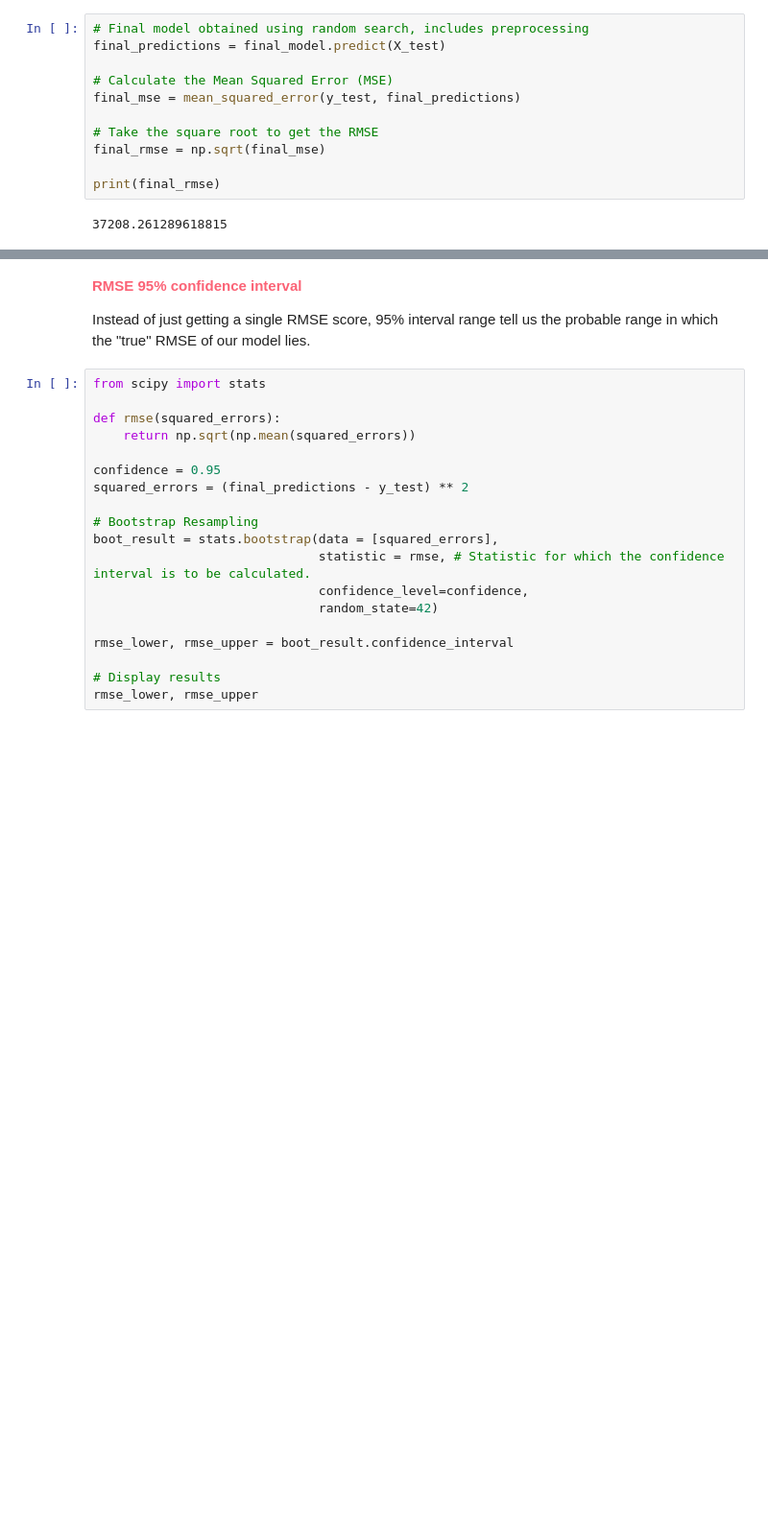
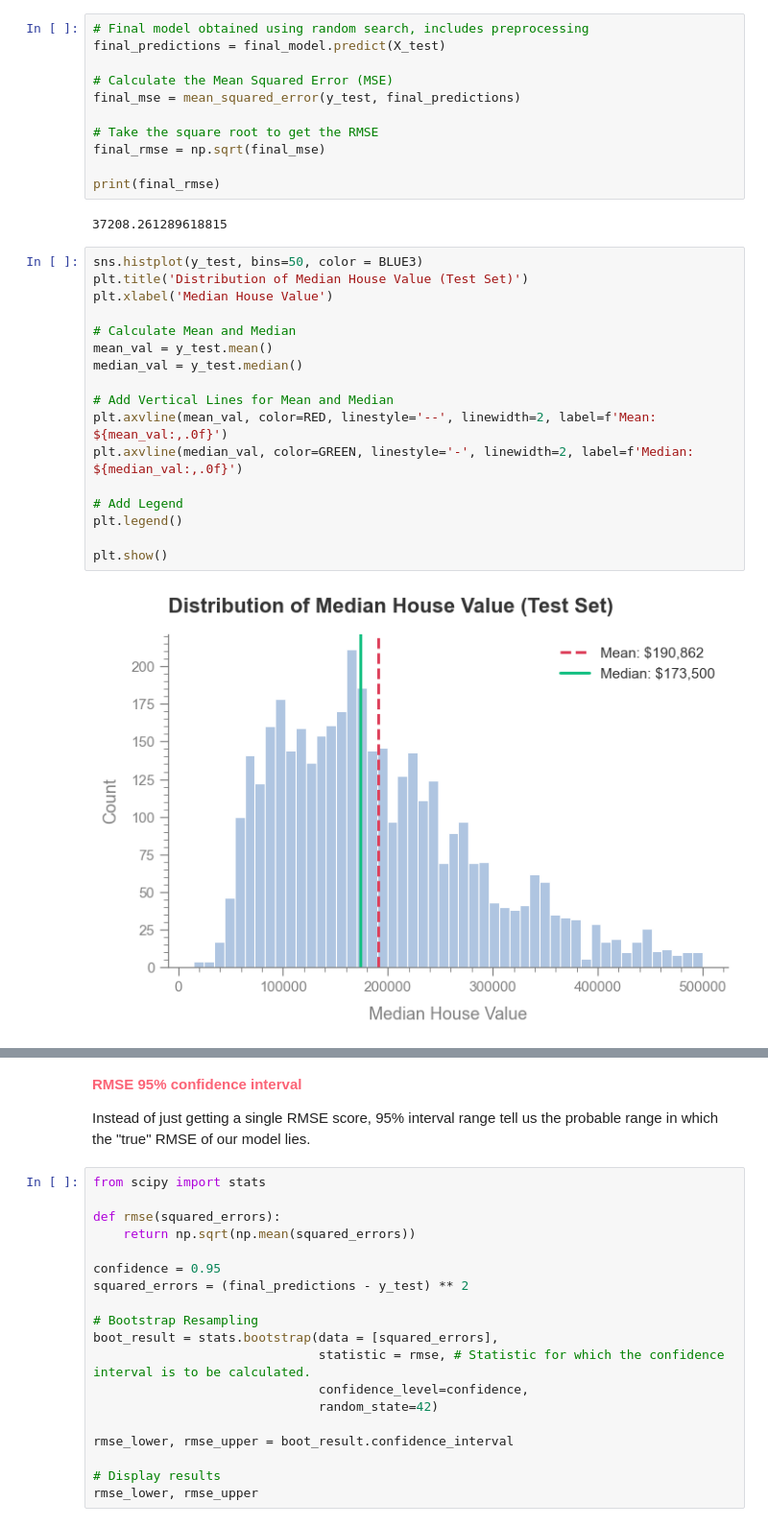
Before and after one commit to vytautas-fin/house-price-predicion-model, a Jupyter notebook: california-house-price-prediction-model.ipynb, the cells around one changed output, grey strips where cells are left out. Shown at 96% size. Cells and saved outputs as stored; diff of their text form; blank space fills up the shorter version.

```diff
--- a/california-house-price-prediction-model.ipynb
+++ b/california-house-price-prediction-model.ipynb
@@ -1678,3 +1678,22 @@ final_rmse = np.sqrt(final_mse)
 print(final_rmse)
 # %% [output]
 37208.261289618815
+# %%
+sns.histplot(y_test, bins=50, color = BLUE3)
+plt.title('Distribution of Median House Value (Test Set)')
+plt.xlabel('Median House Value')
+
+# Calculate Mean and Median
+mean_val = y_test.mean()
+median_val = y_test.median()
+
+# Add Vertical Lines for Mean and Median
+plt.axvline(mean_val, color=RED, linestyle='--', linewidth=2, label=f'Mean: ${mean_val:,.0f}')
+plt.axvline(median_val, color=GREEN, linestyle='-', linewidth=2, label=f'Median: ${median_val:,.0f}')
+
+# Add Legend
+plt.legend()
+
+plt.show()
+# %% [output]
+[figure, added]
```
Also changed, not shown: parts of 1 cell of this notebook, 3 other files.
